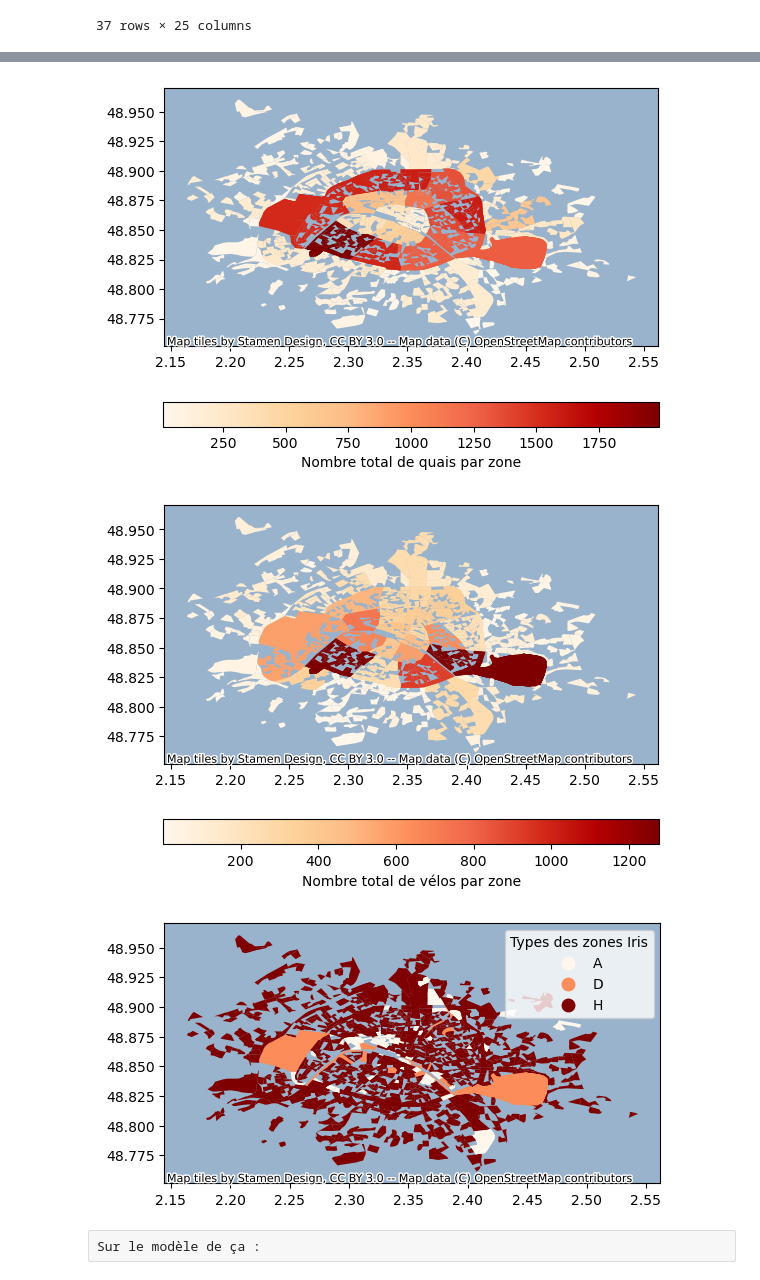
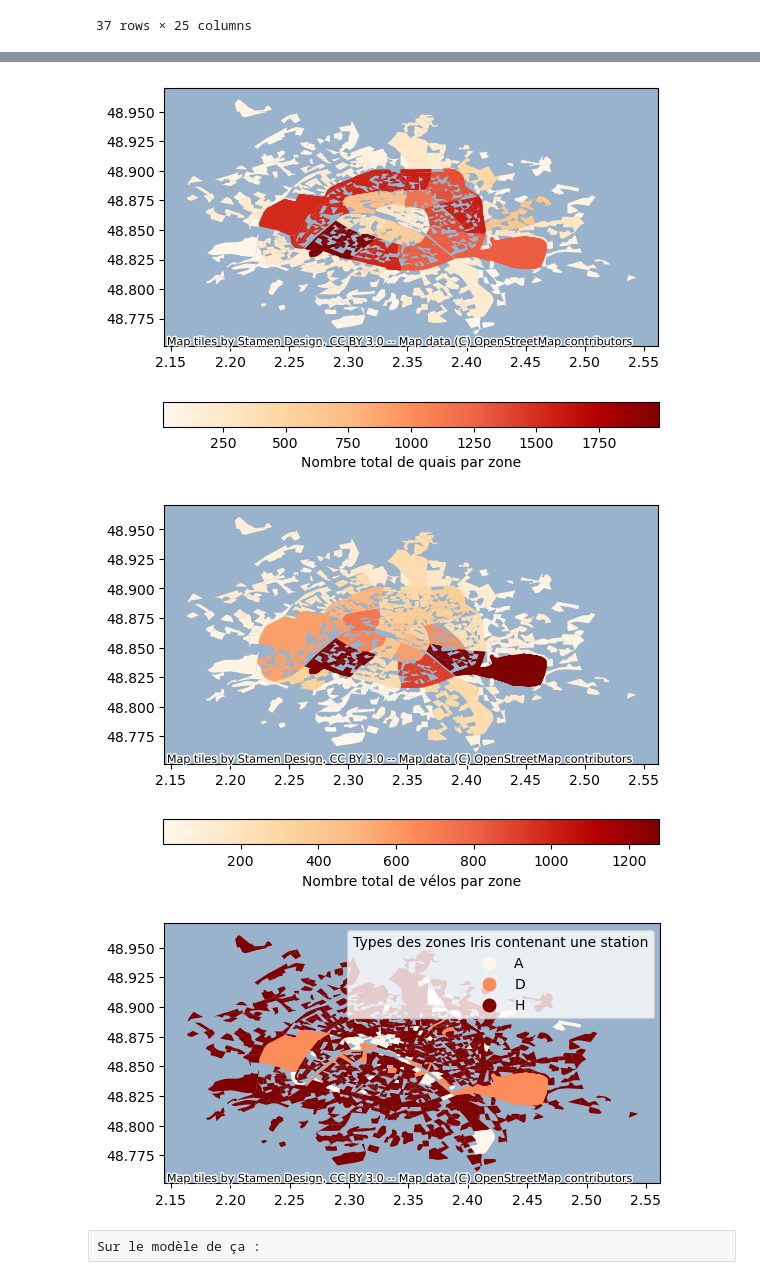
Before and after one commit to Rania999/Velib, a Jupyter notebook: Visualisation données Velib.ipynb, the cells around one changed output, grey strips where cells are left out. Saved outputs shown, nothing was run; the diff lists cells and outputs as text; code cells hidden in the pictures.

```diff
--- a/Visualisation données Velib.ipynb
+++ b/Visualisation données Velib.ipynb
@@ -184,35 +196,35 @@ ax[0,0] = countNumBikes.plot(('num_docks_available', 'sum'),
                         'orientation': "horizontal"})
 
 ax[0,1] = countNumBikes.plot(('num_bikes_available', 'sum'),
               #alpha=0.5,
               legend=True,
               cmap='OrRd',
               #scheme='quantiles',
               legend_kwds={'label': "Nombre total de vélos par zone",
                         'orientation': "horizontal"})
 
 ax[1,0] = countNumBikes.plot('typ_iris',
               #alpha=0.5,
               legend=True,
               cmap='OrRd',
               #scheme='quantiles',
-              legend_kwds={'title': "Types des zones Iris"})
+              legend_kwds={'title': "Types des zones Iris contenant une station"})
 
 """ax[1,1] = countNumBikes.plot('rental_methods',
               #alpha=0.5,
               legend=True,
               cmap='OrRd',
               #scheme='quantiles',
               legend_kwds={'title': "Nombre total de quais par zone"})"""
 cx.add_basemap(ax[0,0], zoom = 15)
 cx.add_basemap(ax[1,0], zoom = 15)
 cx.add_basemap(ax[0,1], zoom = 15)
 #cx.add_basemap(ax[1,1], zoom = 15)
 # %% [output]
 [figure]
 [figure]
 [figure]
-[figure, old version]
+[figure, new version]
 # %%
 #J'ai testé ça : j'arrive pas à avoir le background sur la carte, mais j'ai réussi à avoir un truc interactif juste en dessous !
 ax = gdf.plot("num_bikes_mechanical",
```
Also changed, not shown: parts of 5 cells of this notebook, 6 other files.
